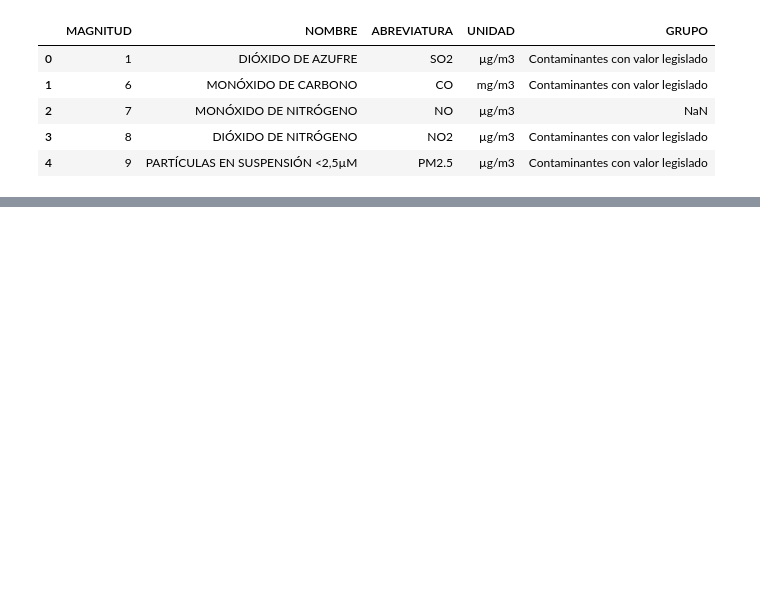
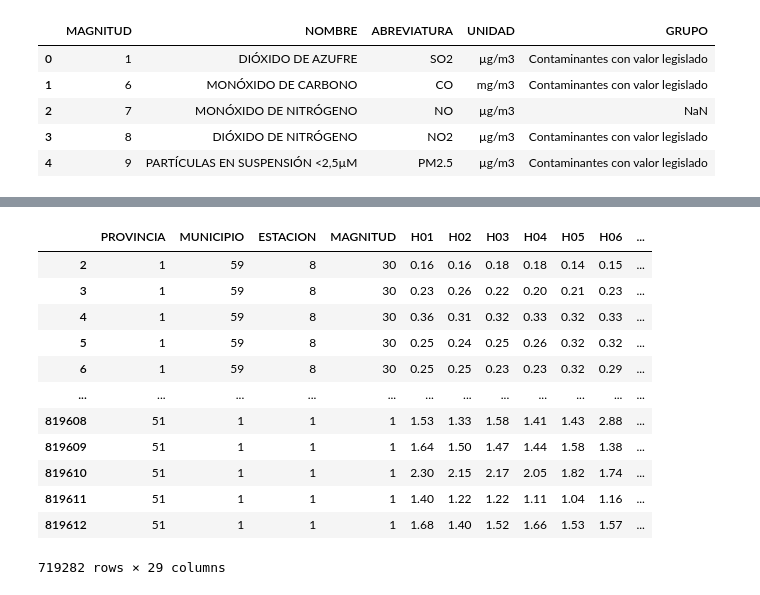
Before and after one commit to Yakondra/Final-project-air-quality, a Jupyter notebook: src/air_spain.ipynb, the cells around one changed output, grey strips where cells are left out. Saved outputs shown, nothing was run; the diff lists cells and outputs as text; code cells hidden in the pictures; blank space fills up the shorter version.

```diff
--- a/src/air_spain.ipynb
+++ b/src/air_spain.ipynb
@@ -46,0 +75,3 @@ data_nan = pollutants.isna().any(axis= 1)
+# %%
+pollutants = pollutants.dropna()
+pollutants.shape
@@ -46,0 +80,2 @@ data_nan = pollutants.isna().any(axis= 1)
+# %%
+pollutants.drop(['PUNTO_MUESTREO'], axis=1, inplace= True)
@@ -46,0 +86,4 @@ data_nan = pollutants.isna().any(axis= 1)
+# %%
+# Crear una columna 'fecha' con el año, mes y día
+pollutants['FECHA'] = pd.to_datetime(pollutants[['ANNO', 'MES', 'DIA']].astype(str).agg('-'.join, axis= 1), errors='coerce', format='%Y-%m-%d')
+pollutants.drop(['ANNO', 'MES', 'DIA'], axis= 1, inplace= True)
@@ -99,3 +255,19 @@ m.save('mapa.html')
+# %%
+pollutants.head(3)
+# %% [output]
+|  | PROVINCIA | MUNICIPIO | ESTACION | MAGNITUD | H01 | H02 | H03 | H04 | H05 | H06 | ... |
+| 2 | 1 | 59 | 8 | 30 | 0.16 | 0.16 | 0.18 | 0.18 | 0.14 | 0.15 | ... |
+| 3 | 1 | 59 | 8 | 30 | 0.23 | 0.26 | 0.22 | 0.20 | 0.21 | 0.23 | ... |
+| 4 | 1 | 59 | 8 | 30 | 0.36 | 0.31 | 0.32 | 0.33 | 0.32 | 0.33 | ... |
+| 5 | 1 | 59 | 8 | 30 | 0.25 | 0.24 | 0.25 | 0.26 | 0.32 | 0.32 | ... |
+| 6 | 1 | 59 | 8 | 30 | 0.25 | 0.25 | 0.23 | 0.23 | 0.32 | 0.29 | ... |
+| ... | ... | ... | ... | ... | ... | ... | ... | ... | ... | ... | ... |
+| 819608 | 51 | 1 | 1 | 1 | 1.53 | 1.33 | 1.58 | 1.41 | 1.43 | 2.88 | ... |
+| 819609 | 51 | 1 | 1 | 1 | 1.64 | 1.50 | 1.47 | 1.44 | 1.58 | 1.38 | ... |
+| 819610 | 51 | 1 | 1 | 1 | 2.30 | 2.15 | 2.17 | 2.05 | 1.82 | 1.74 | ... |
+| 819611 | 51 | 1 | 1 | 1 | 1.40 | 1.22 | 1.22 | 1.11 | 1.04 | 1.16 | ... |
+| 819612 | 51 | 1 | 1 | 1 | 1.68 | 1.40 | 1.52 | 1.66 | 1.53 | 1.57 | ... |
+719282 rows × 29 columns
 # %%
 # pollutants_clean = pollutants.dropna()
 # pollutants_clean
```
Also changed, not shown: parts of 12 cells of this notebook, 2 other files.
